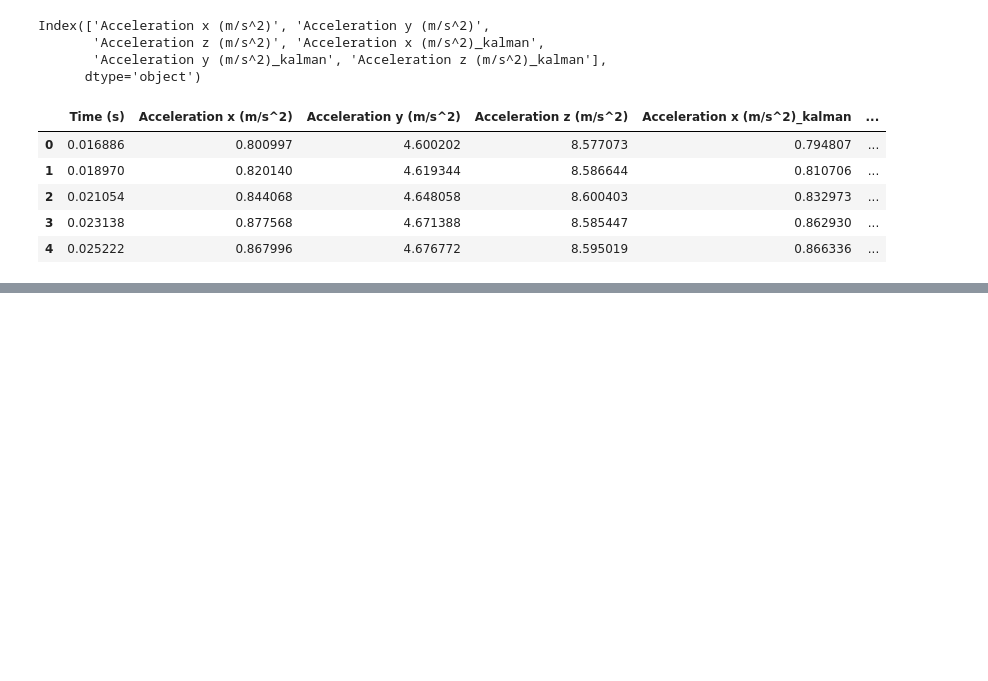
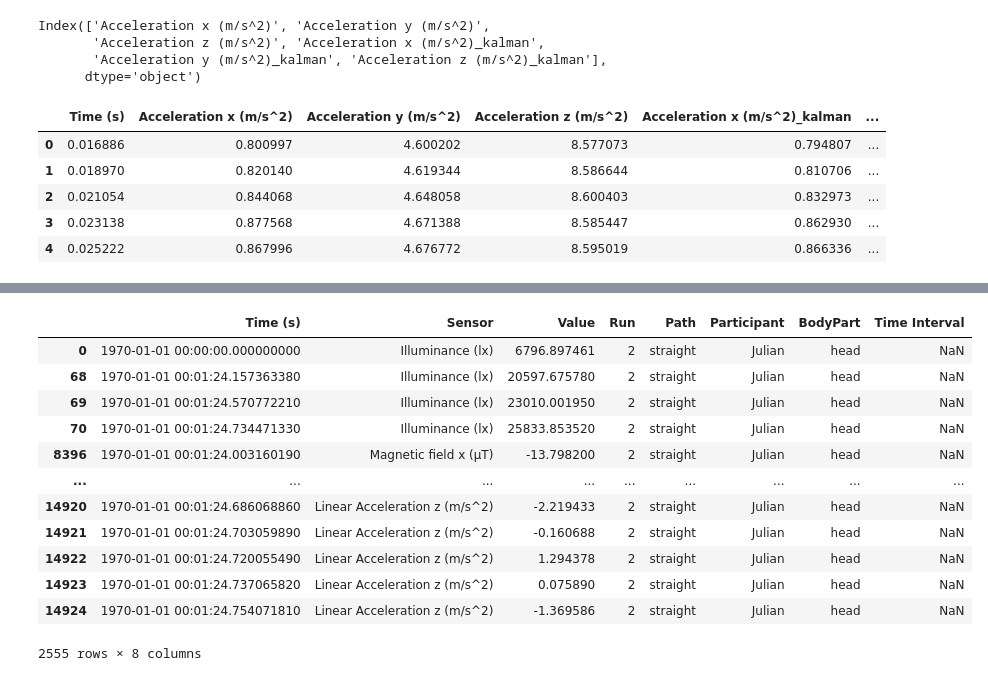
Before and after one commit to michelexyz/ML4QS-bike-user-recognition, a Jupyter notebook: aggregating_data.ipynb, the cells around one changed output, grey strips where cells are left out. Cells and saved outputs as stored; diff of their text form; code cells hidden in the pictures; blank space fills up the shorter version.

```diff
--- a/aggregating_data.ipynb
+++ b/aggregating_data.ipynb
@@ -291,0 +795,24 @@ accelerometer.head()
+# %%
+melted_data['Time (s)'] = pd.to_datetime(melted_data['Time (s)'], unit='s')
+time_intervals = pd.date_range(melted_data['Time (s)'].min(), melted_data['Time (s)'].max(), freq='1s')
+
+# create a new column with the time interval
+
+melted_data['Time Interval'] = pd.cut(melted_data['Time (s)'], time_intervals)
+# %%
+
+melted_data [melted_data['Time Interval'].isna()]
+# %% [output]
+|  | Time (s) | Sensor | Value | Run | Path | Participant | BodyPart | Time Interval |
+| 0 | 1970-01-01 00:00:00.000000000 | Illuminance (lx) | 6796.897461 | 2 | straight | Julian | head | NaN |
+| 68 | 1970-01-01 00:01:24.157363380 | Illuminance (lx) | 20597.675780 | 2 | straight | Julian | head | NaN |
+| 69 | 1970-01-01 00:01:24.570772210 | Illuminance (lx) | 23010.001950 | 2 | straight | Julian | head | NaN |
+| 70 | 1970-01-01 00:01:24.734471330 | Illuminance (lx) | 25833.853520 | 2 | straight | Julian | head | NaN |
+| 8396 | 1970-01-01 00:01:24.003160190 | Magnetic field x (µT) | -13.798200 | 2 | straight | Julian | head | NaN |
+| ... | ... | ... | ... | ... | ... | ... | ... | ... |
+| 14920 | 1970-01-01 00:01:24.686068860 | Linear Acceleration z (m/s^2) | -2.219433 | 2 | straight | Julian | head | NaN |
+| 14921 | 1970-01-01 00:01:24.703059890 | Linear Acceleration z (m/s^2) | -0.160688 | 2 | straight | Julian | head | NaN |
+| 14922 | 1970-01-01 00:01:24.720055490 | Linear Acceleration z (m/s^2) | 1.294378 | 2 | straight | Julian | head | NaN |
+| 14923 | 1970-01-01 00:01:24.737065820 | Linear Acceleration z (m/s^2) | 0.075890 | 2 | straight | Julian | head | NaN |
+| 14924 | 1970-01-01 00:01:24.754071810 | Linear Acceleration z (m/s^2) | -1.369586 | 2 | straight | Julian | head | NaN |
+2555 rows × 8 columns
```
Also changed, not shown: parts of 30 cells of this notebook, 3 other files.
